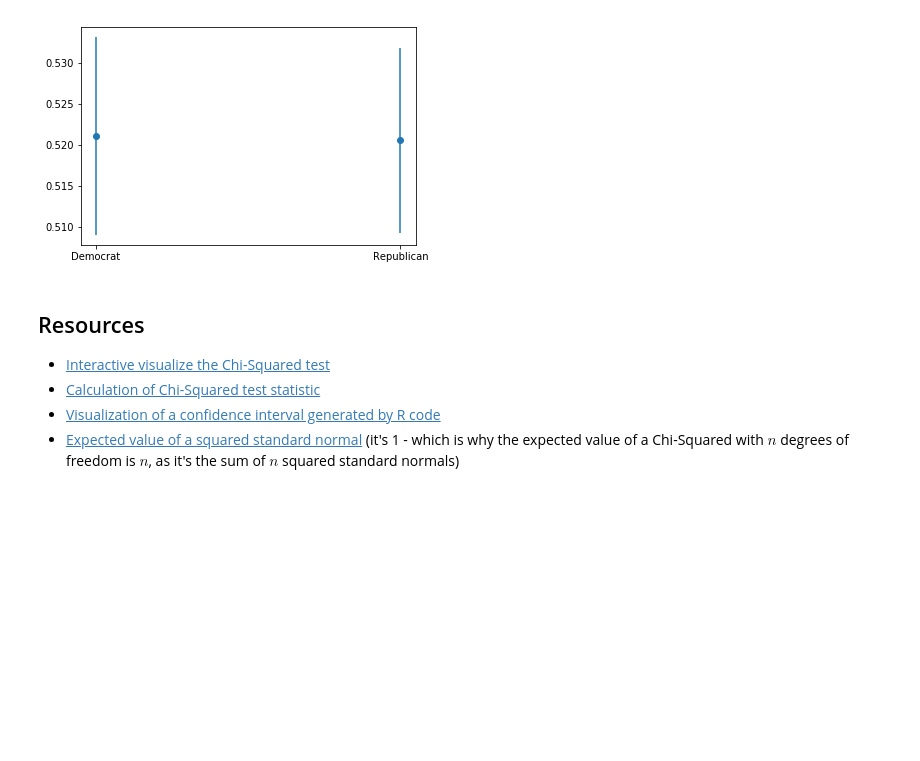
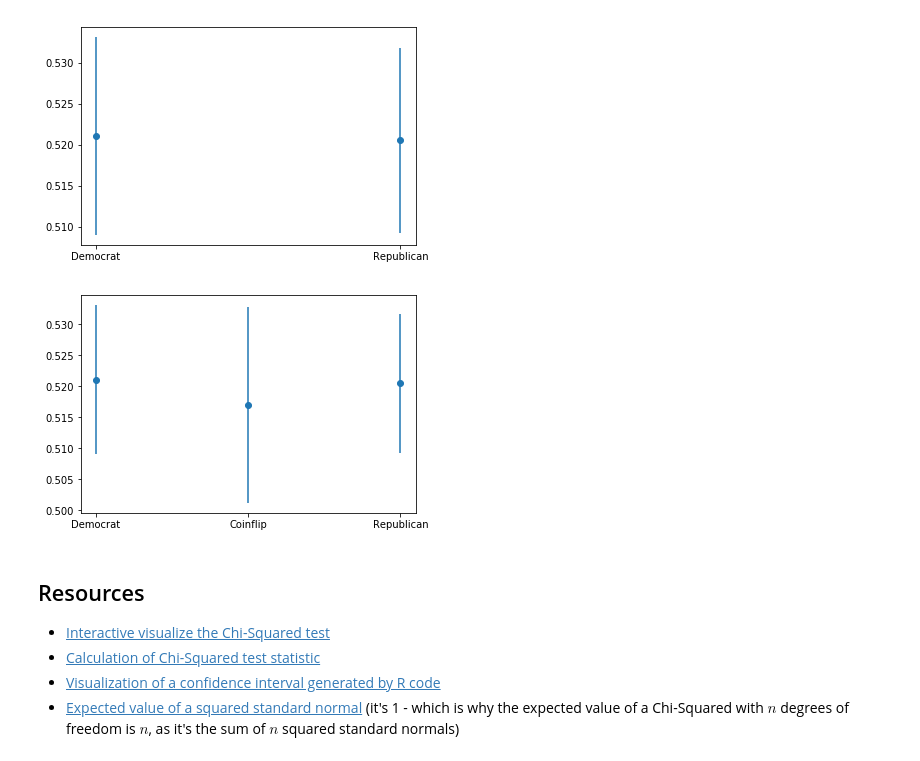
Before and after one commit to bloominstituteoftechnology/DS-Unit-1-Sprint-3-Statistical-Tests-and-Experiments, a Jupyter notebook: module2-sampling-confidence-intervals-and-hypothesis-testing/LS_DS_132_Sampling_Confidence_Intervals_and_Hypothesis_Testing.ipynb, the cells around one changed output. Saved outputs shown, nothing was run; the diff lists cells and outputs as text; code cells hidden in the pictures; blank space fills up the shorter version.

Commit message:
Add coin flip to visualization.

```diff
--- a/module2-sampling-confidence-intervals-and-hypothesis-testing/LS_DS_132_Sampling_Confidence_Intervals_and_Hypothesis_Testing.ipynb
+++ b/module2-sampling-confidence-intervals-and-hypothesis-testing/LS_DS_132_Sampling_Confidence_Intervals_and_Hypothesis_Testing.ipynb
@@ -462,6 +462,16 @@ plt.errorbar(['Democrat', 'Republican'],
 plt.show()
 # %% [output]
 [figure]
+# %%
+plt.errorbar(['Democrat', 'Coinflip', 'Republican'],
+             [democrat_mean,  coinflips_1000.mean(), republican_mean],
+             yerr=[republican_std / np.sqrt(1728),
+                   delta_1000,
+                   democrat_std / np.sqrt(1984)],
+             fmt='o')
+plt.show()
+# %% [output]
+[figure, added]
 # %% [markdown]
 ## Resources
 
```
Also changed, not shown: parts of 12 cells of this notebook.
